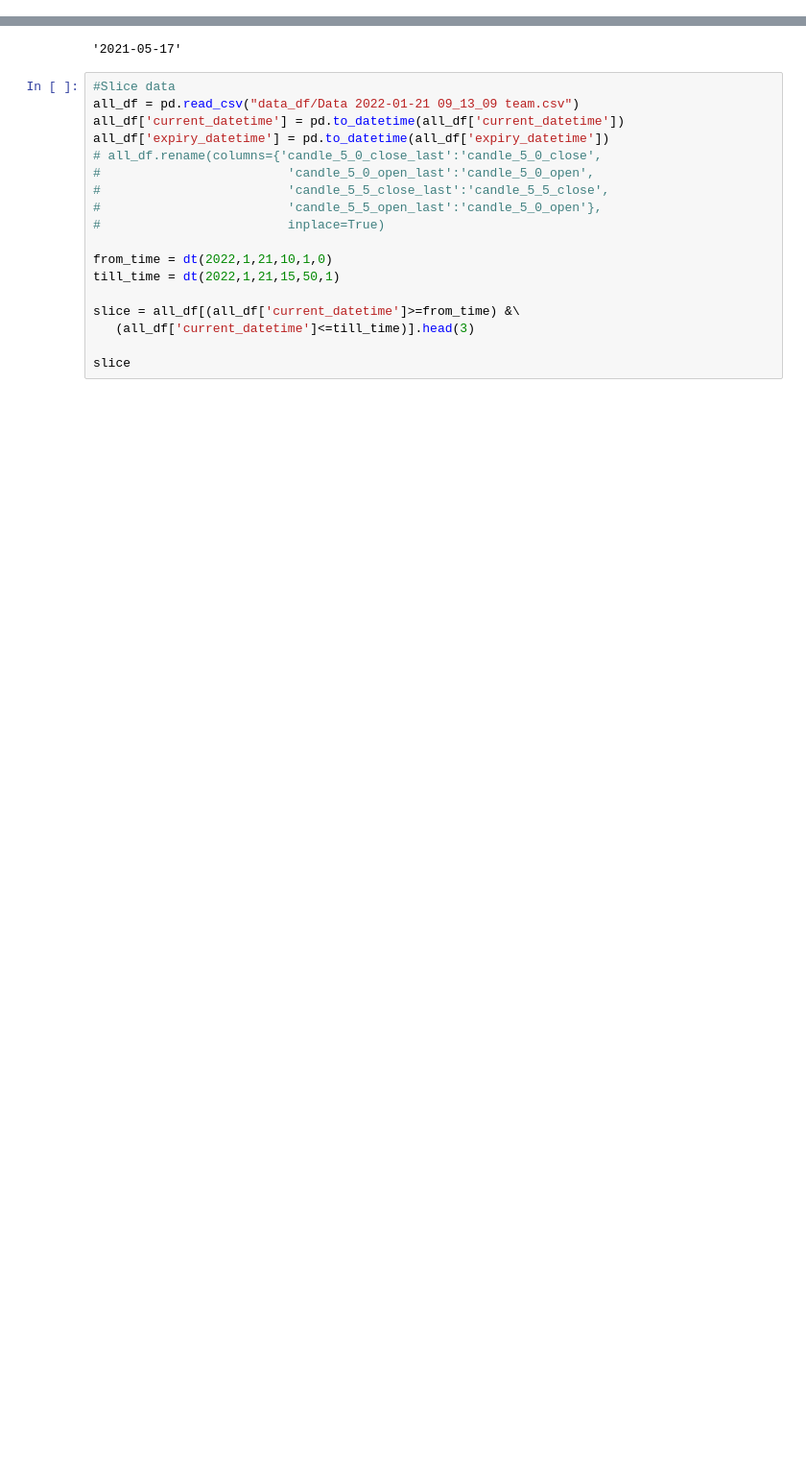
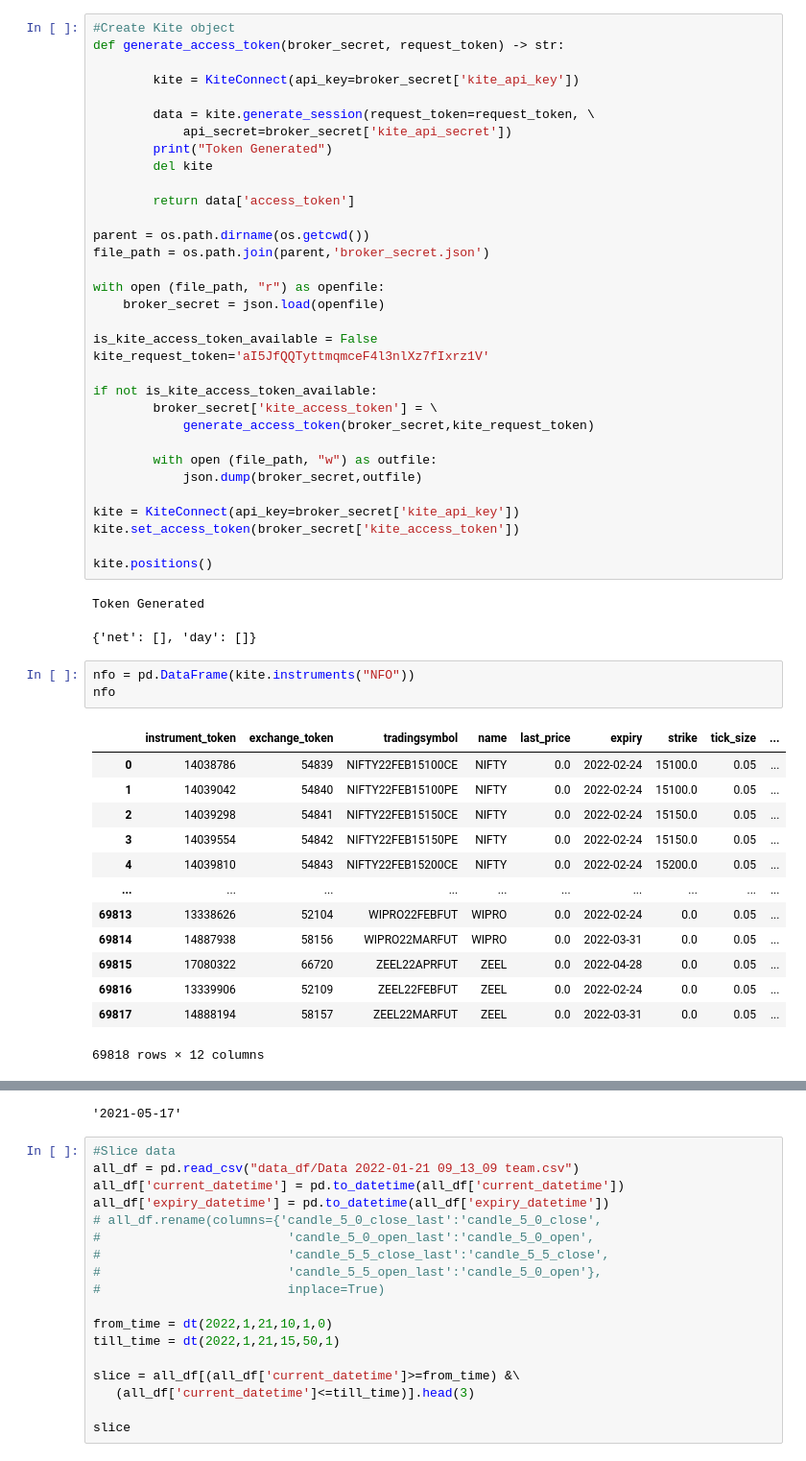
Before and after one commit to hiteshgulati/Algo-Trader, a Jupyter notebook: play.ipynb, the cells around one changed output, grey strips where cells are left out. Shown: that part at 96% size. Saved outputs shown, nothing was run; the diff lists cells and outputs as text; blank space fills up the shorter version.

```diff
--- a/play.ipynb
+++ b/play.ipynb
@@ -122,0 +118,53 @@ KeyError: 'expiry_date'
+# %%
+#Create Kite object
+def generate_access_token(broker_secret, request_token) -> str:
+
+        kite = KiteConnect(api_key=broker_secret['kite_api_key'])
+
+        data = kite.generate_session(request_token=request_token, \
+            api_secret=broker_secret['kite_api_secret'])
+        print("Token Generated")
+        del kite
+
+        return data['access_token']
+
+parent = os.path.dirname(os.getcwd())
+file_path = os.path.join(parent,'broker_secret.json')
+
+with open (file_path, "r") as openfile:
+    broker_secret = json.load(openfile)
+
+is_kite_access_token_available = False
+kite_request_token='aI5JfQQTyttmqmceF4l3nlXz7fIxrz1V'
+
+if not is_kite_access_token_available:
+        broker_secret['kite_access_token'] = \
+            generate_access_token(broker_secret,kite_request_token)
+
+        with open (file_path, "w") as outfile:
+            json.dump(broker_secret,outfile)
+
+kite = KiteConnect(api_key=broker_secret['kite_api_key'])
+kite.set_access_token(broker_secret['kite_access_token'])
+
+kite.positions()
+# %% [output]
+Token Generated
+{'net': [], 'day': []}
+# %%
+nfo = pd.DataFrame(kite.instruments("NFO"))
+nfo
+# %% [output]
+|  | instrument_token | exchange_token | tradingsymbol | name | last_price | expiry | strike | tick_size | ... |
+| 0 | 14038786 | 54839 | NIFTY22FEB15100CE | NIFTY | 0.0 | 2022-02-24 | 15100.0 | 0.05 | ... |
+| 1 | 14039042 | 54840 | NIFTY22FEB15100PE | NIFTY | 0.0 | 2022-02-24 | 15100.0 | 0.05 | ... |
+| 2 | 14039298 | 54841 | NIFTY22FEB15150CE | NIFTY | 0.0 | 2022-02-24 | 15150.0 | 0.05 | ... |
+| 3 | 14039554 | 54842 | NIFTY22FEB15150PE | NIFTY | 0.0 | 2022-02-24 | 15150.0 | 0.05 | ... |
+| 4 | 14039810 | 54843 | NIFTY22FEB15200CE | NIFTY | 0.0 | 2022-02-24 | 15200.0 | 0.05 | ... |
+| ... | ... | ... | ... | ... | ... | ... | ... | ... | ... |
+| 69813 | 13338626 | 52104 | WIPRO22FEBFUT | WIPRO | 0.0 | 2022-02-24 | 0.0 | 0.05 | ... |
+| 69814 | 14887938 | 58156 | WIPRO22MARFUT | WIPRO | 0.0 | 2022-03-31 | 0.0 | 0.05 | ... |
+| 69815 | 17080322 | 66720 | ZEEL22APRFUT | ZEEL | 0.0 | 2022-04-28 | 0.0 | 0.05 | ... |
+| 69816 | 13339906 | 52109 | ZEEL22FEBFUT | ZEEL | 0.0 | 2022-02-24 | 0.0 | 0.05 | ... |
+| 69817 | 14888194 | 58157 | ZEEL22MARFUT | ZEEL | 0.0 | 2022-03-31 | 0.0 | 0.05 | ... |
+69818 rows × 12 columns
```
Also changed, not shown: parts of 11 cells of this notebook, 1 other file.
